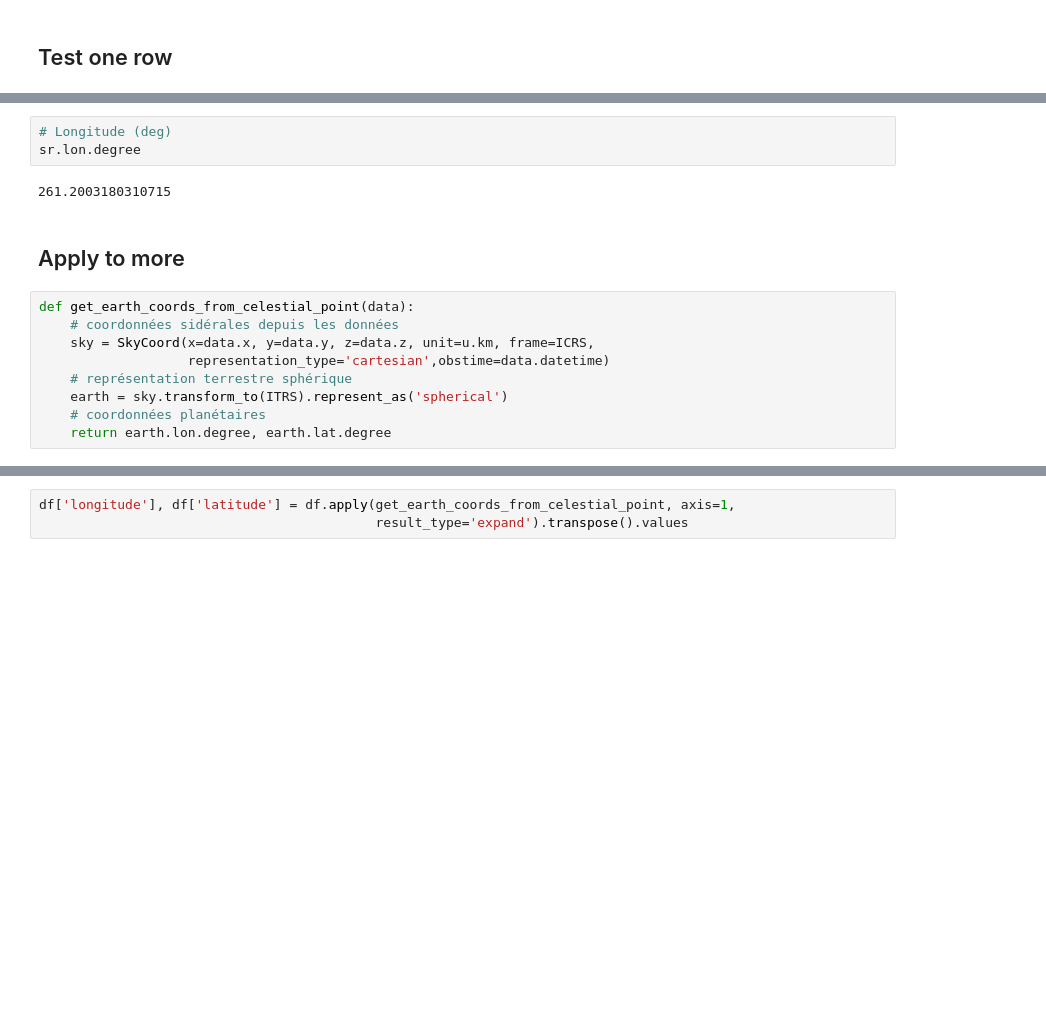
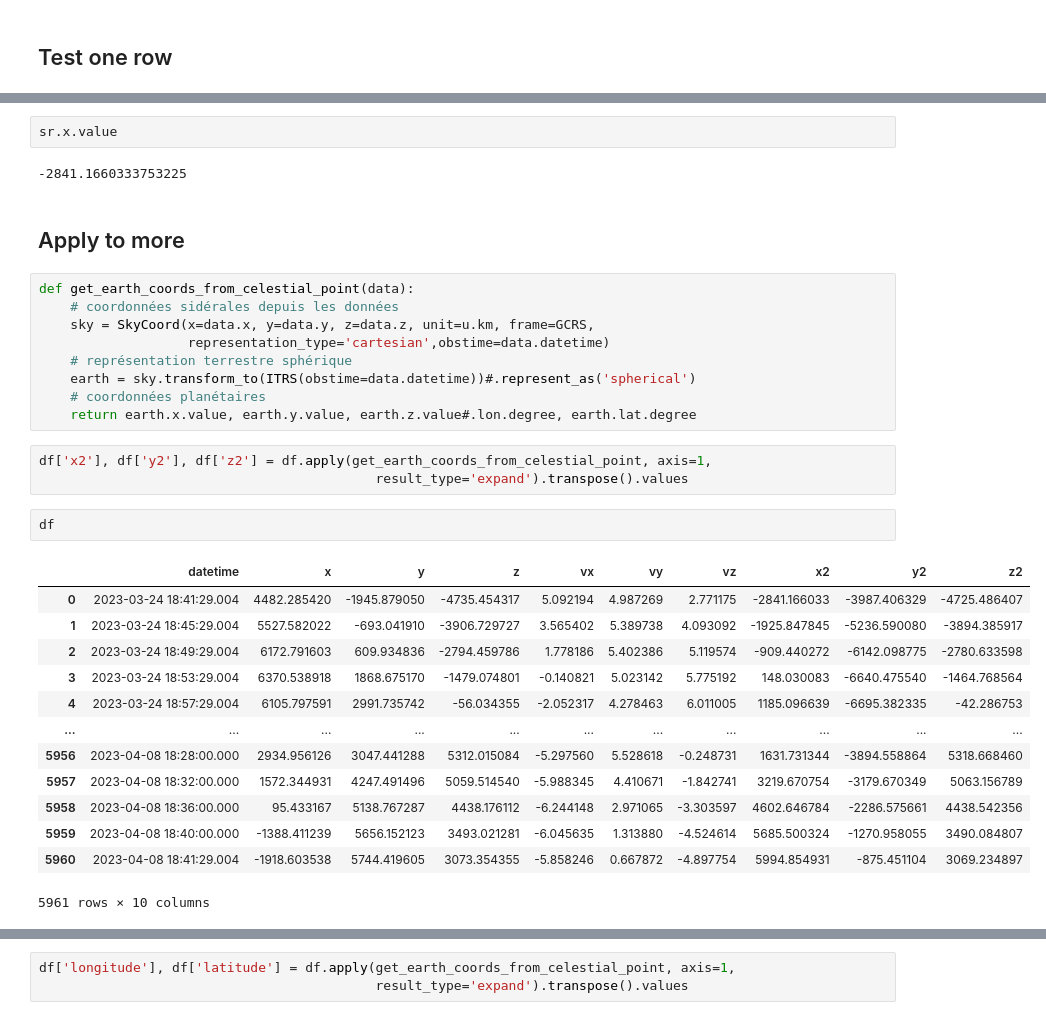
Before and after one commit to dleprovost/mnp_iss, a Jupyter notebook: coord_test.ipynb, the cells around one changed output, grey strips where cells are left out. Drawn from its saved outputs; the diff is of its cells as text; blank space fills up the shorter version.

Commit message:
coord_test

```diff
--- a/coord_test.ipynb
+++ b/coord_test.ipynb
@@ -42,16 +77,34 @@ $4.55881\mathrm{rad}$
-# %%
-# Longitude (deg)
-sr.lon.degree
-# %% [output]
-261.2003180310715
+# %%
+sr.x.value
+# %% [output]
+-2841.1660333753225
 # %% [markdown]
 ## Apply to more
 # %%
 def get_earth_coords_from_celestial_point(data):
     # coordonnées sidérales depuis les données
-    sky = SkyCoord(x=data.x, y=data.y, z=data.z, unit=u.km, frame=ICRS,
+    sky = SkyCoord(x=data.x, y=data.y, z=data.z, unit=u.km, frame=GCRS,
                    representation_type='cartesian',obstime=data.datetime)
     # représentation terrestre sphérique
-    earth = sky.transform_to(ITRS).represent_as('spherical')
+    earth = sky.transform_to(ITRS(obstime=data.datetime))#.represent_as('spherical')
     # coordonnées planétaires
-    return earth.lon.degree, earth.lat.degree
+    return earth.x.value, earth.y.value, earth.z.value#.lon.degree, earth.lat.degree
+# %%
+df['x2'], df['y2'], df['z2'] = df.apply(get_earth_coords_from_celestial_point, axis=1,
+                                           result_type='expand').transpose().values
+# %%
+df
+# %% [output]
+|  | datetime | x | y | z | vx | vy | vz | x2 | y2 | z2 |
+| 0 | 2023-03-24 18:41:29.004 | 4482.285420 | -1945.879050 | -4735.454317 | 5.092194 | 4.987269 | 2.771175 | -2841.166033 | -3987.406329 | -4725.486407 |
+| 1 | 2023-03-24 18:45:29.004 | 5527.582022 | -693.041910 | -3906.729727 | 3.565402 | 5.389738 | 4.093092 | -1925.847845 | -5236.590080 | -3894.385917 |
+| 2 | 2023-03-24 18:49:29.004 | 6172.791603 | 609.934836 | -2794.459786 | 1.778186 | 5.402386 | 5.119574 | -909.440272 | -6142.098775 | -2780.633598 |
+| 3 | 2023-03-24 18:53:29.004 | 6370.538918 | 1868.675170 | -1479.074801 | -0.140821 | 5.023142 | 5.775192 | 148.030083 | -6640.475540 | -1464.768564 |
+| 4 | 2023-03-24 18:57:29.004 | 6105.797591 | 2991.735742 | -56.034355 | -2.052317 | 4.278463 | 6.011005 | 1185.096639 | -6695.382335 | -42.286753 |
+| ... | ... | ... | ... | ... | ... | ... | ... | ... | ... | ... |
+| 5956 | 2023-04-08 18:28:00.000 | 2934.956126 | 3047.441288 | 5312.015084 | -5.297560 | 5.528618 | -0.248731 | 1631.731344 | -3894.558864 | 5318.668460 |
+| 5957 | 2023-04-08 18:32:00.000 | 1572.344931 | 4247.491496 | 5059.514540 | -5.988345 | 4.410671 | -1.842741 | 3219.670754 | -3179.670349 | 5063.156789 |
+| 5958 | 2023-04-08 18:36:00.000 | 95.433167 | 5138.767287 | 4438.176112 | -6.244148 | 2.971065 | -3.303597 | 4602.646784 | -2286.575661 | 4438.542356 |
+| 5959 | 2023-04-08 18:40:00.000 | -1388.411239 | 5656.152123 | 3493.021281 | -6.045635 | 1.313880 | -4.524614 | 5685.500324 | -1270.958055 | 3490.084807 |
+| 5960 | 2023-04-08 18:41:29.004 | -1918.603538 | 5744.419605 | 3073.354355 | -5.858246 | 0.667872 | -4.897754 | 5994.854931 | -875.451104 | 3069.234897 |
+5961 rows × 10 columns
```
Also changed, not shown: parts of 6 cells of this notebook.
